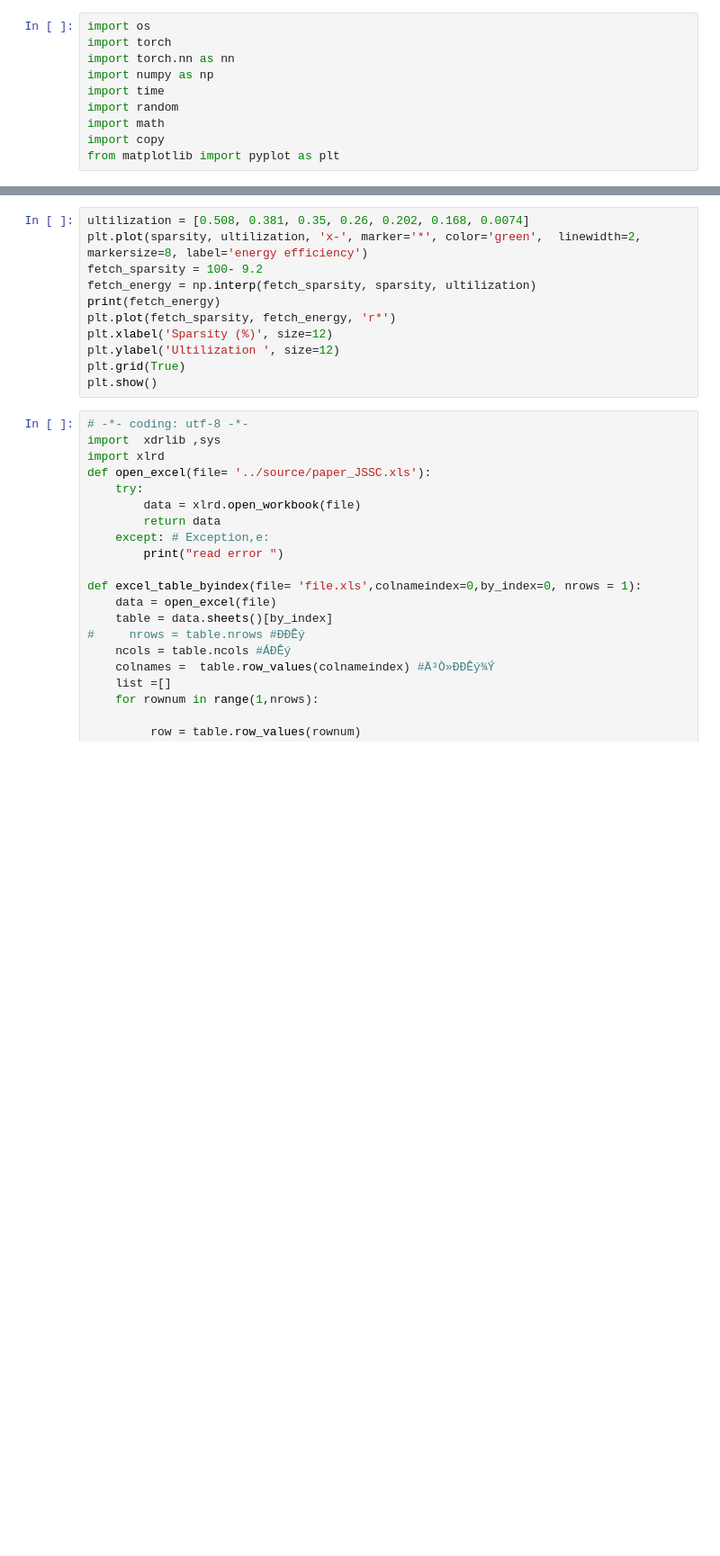
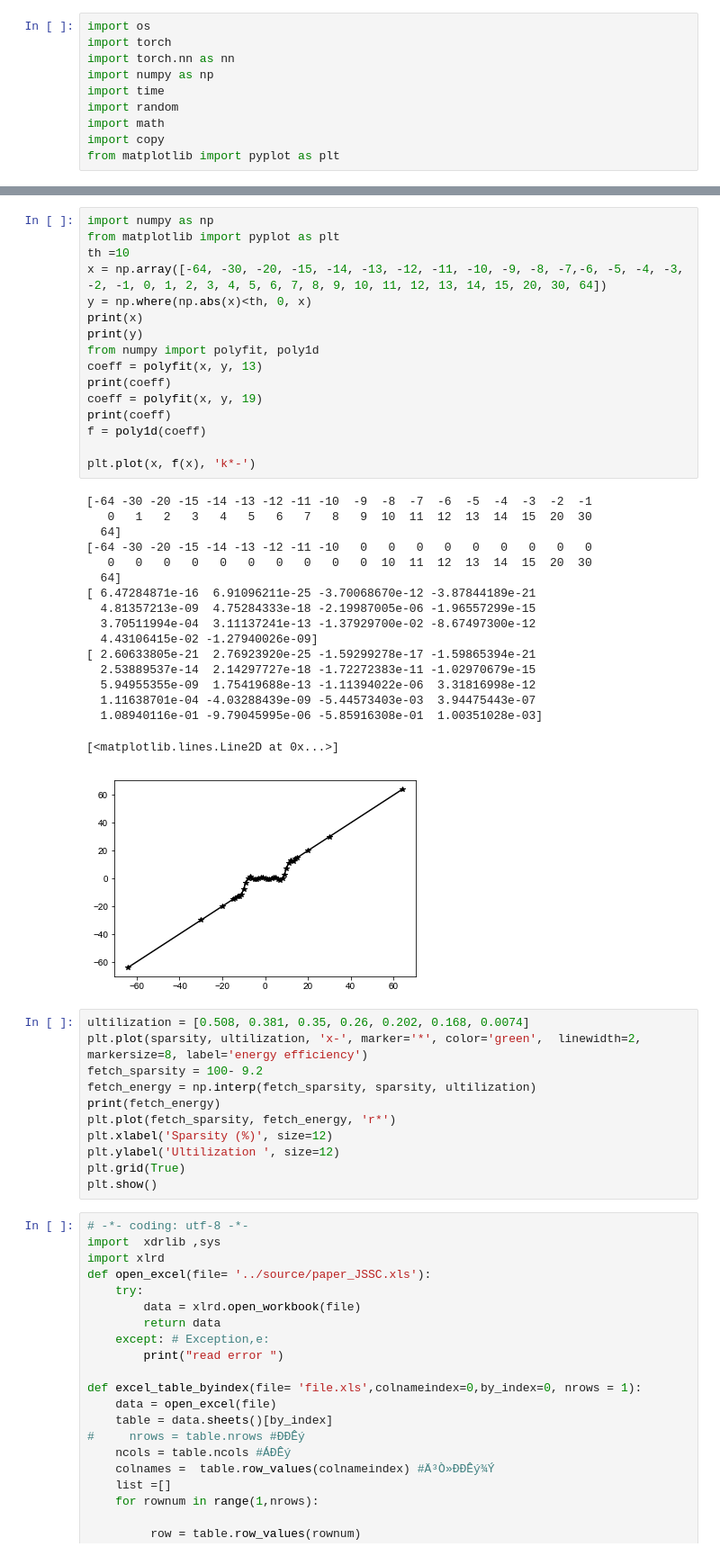
Before and after one commit to changchun-zhou/sagitta_fig, a Jupyter notebook: scripts/Voltage-Frequency-Scaling/Sagitta_Fig.ipynb, the cells around one changed output, grey strips where cells are left out. Shown at 90% size. Drawn from its saved outputs; the diff is of its cells as text; blank space fills up the shorter version.

```diff
--- a/scripts/Voltage-Frequency-Scaling/Sagitta_Fig.ipynb
+++ b/scripts/Voltage-Frequency-Scaling/Sagitta_Fig.ipynb
@@ -27,3 +106,37 @@ plt.show()
+# %%
+import numpy as np
+from matplotlib import pyplot as plt
+th =10
+x = np.array([-64, -30, -20, -15, -14, -13, -12, -11, -10, -9, -8, -7,-6, -5, -4, -3, -2, -1, 0, 1, 2, 3, 4, 5, 6, 7, 8, 9, 10, 11, 12, 13, 14, 15, 20, 30, 64])
+y = np.where(np.abs(x)<th, 0, x)
+print(x)
+print(y)
+from numpy import polyfit, poly1d
+coeff = polyfit(x, y, 13)
+print(coeff)
+coeff = polyfit(x, y, 19)
+print(coeff)
+f = poly1d(coeff)
+
+plt.plot(x, f(x), 'k*-')
+# %% [output]
+[-64 -30 -20 -15 -14 -13 -12 -11 -10  -9  -8  -7  -6  -5  -4  -3  -2  -1
+   0   1   2   3   4   5   6   7   8   9  10  11  12  13  14  15  20  30
+  64]
+[-64 -30 -20 -15 -14 -13 -12 -11 -10   0   0   0   0   0   0   0   0   0
+   0   0   0   0   0   0   0   0   0   0  10  11  12  13  14  15  20  30
+  64]
+[ 6.47284871e-16  6.91096211e-25 -3.70068670e-12 -3.87844189e-21
+  4.81357213e-09  4.75284333e-18 -2.19987005e-06 -1.96557299e-15
+  3.70511994e-04  3.11137241e-13 -1.37929700e-02 -8.67497300e-12
+  4.43106415e-02 -1.27940026e-09]
+[ 2.60633805e-21  2.76923920e-25 -1.59299278e-17 -1.59865394e-21
+  2.53889537e-14  2.14297727e-18 -1.72272383e-11 -1.02970679e-15
+  5.94955355e-09  1.75419688e-13 -1.11394022e-06  3.31816998e-12
+  1.11638701e-04 -4.03288439e-09 -5.44573403e-03  3.94475443e-07
+  1.08940116e-01 -9.79045995e-06 -5.85916308e-01  1.00351028e-03]
+[<matplotlib.lines.Line2D at 0x...>]
+[figure, added]
 # %%
 ultilization = [0.508, 0.381, 0.35, 0.26, 0.202, 0.168, 0.0074]
 plt.plot(sparsity, ultilization, 'x-', marker='*', color='green',  linewidth=2, markersize=8, label='energy efficiency')
```
Also changed, not shown: parts of 16 cells of this notebook, 1 other file.
